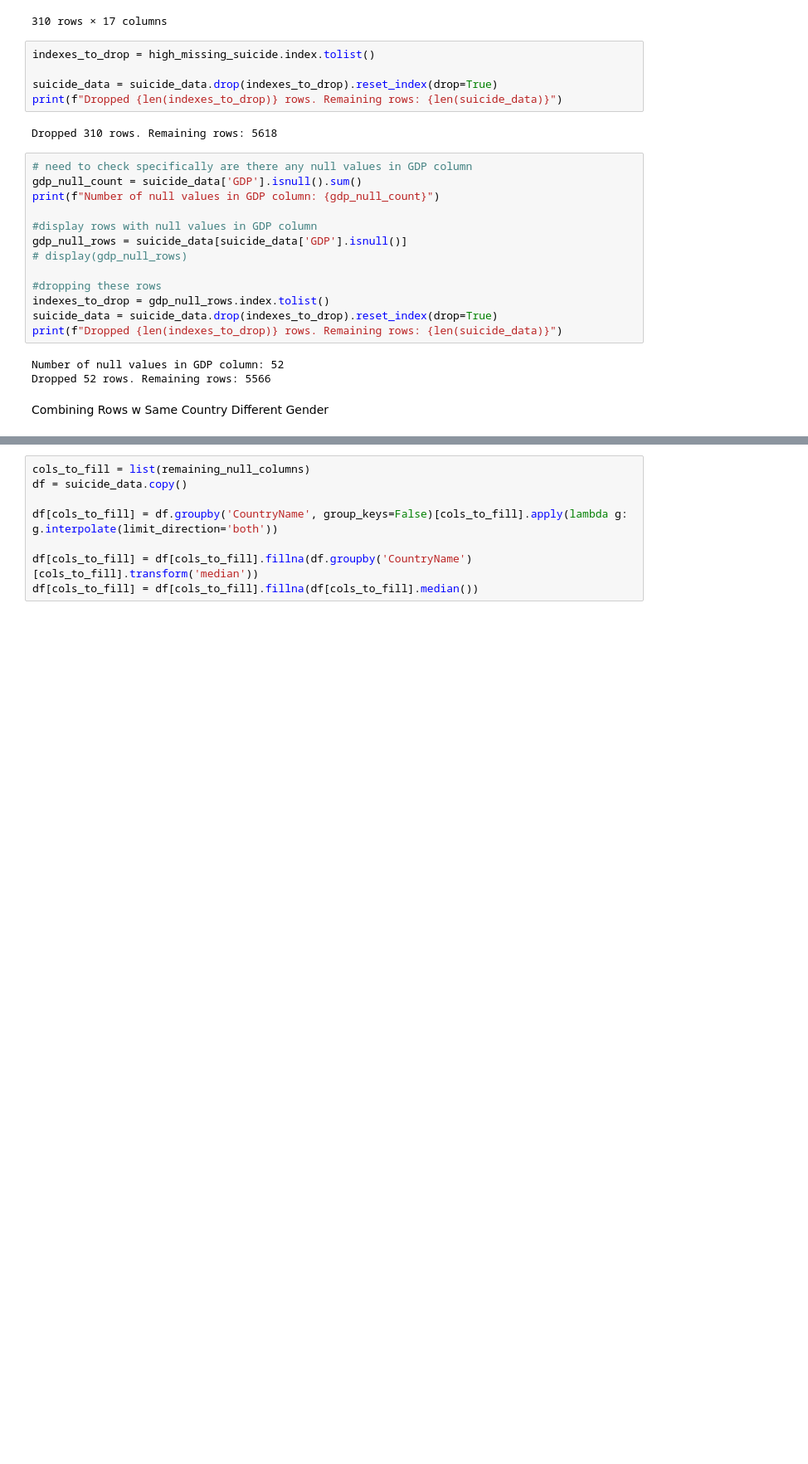
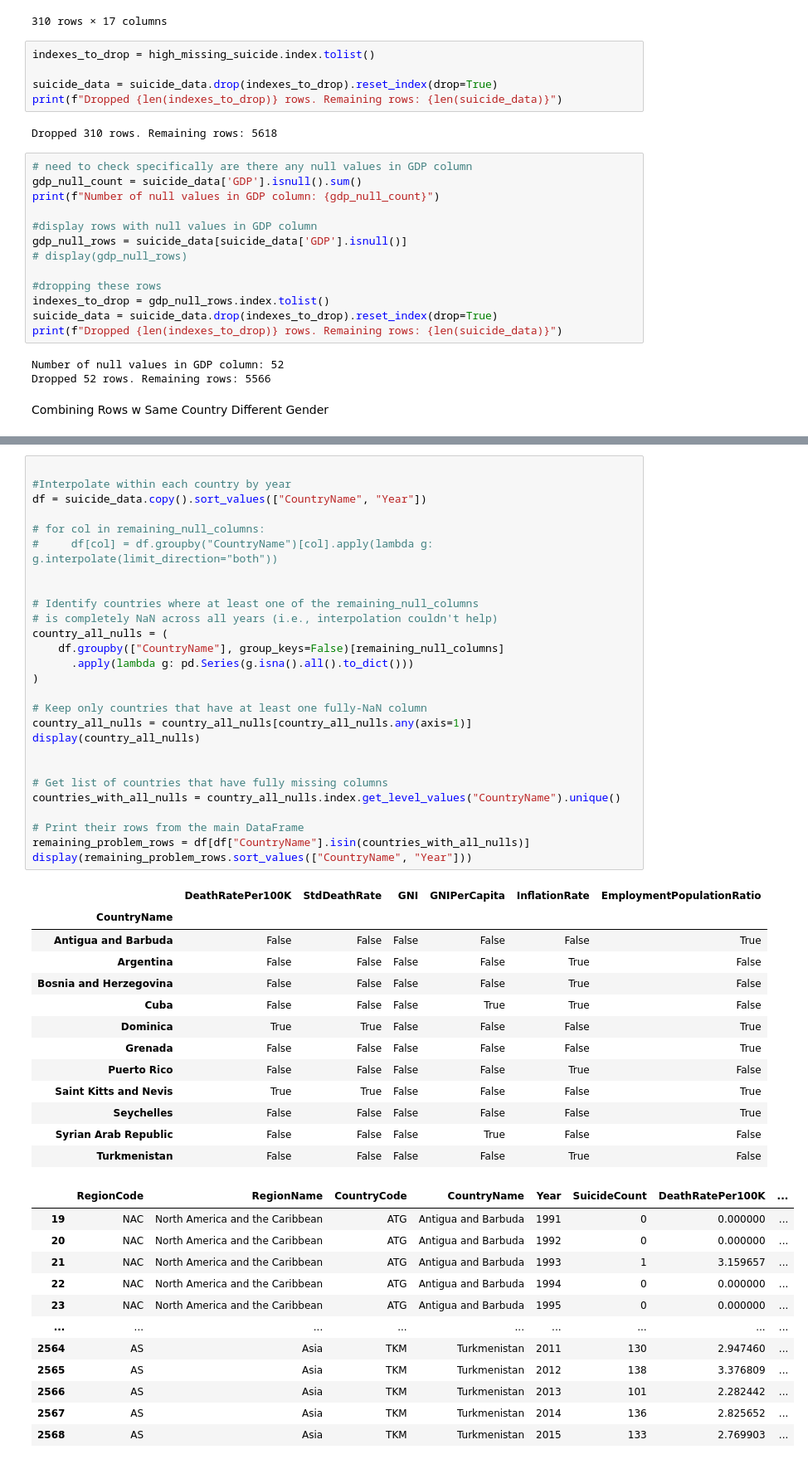
Before and after one commit to HafsahNasir/DataScienceProject, a Jupyter notebook: project.ipynb, the cells around one changed output, grey strips where cells are left out. Shown at 83% size. Saved outputs shown, nothing was run; the diff lists cells and outputs as text; blank space fills up the shorter version.

```diff
--- a/project.ipynb
+++ b/project.ipynb
@@ -294,10 +306,55 @@ Total remaining null values in the dataset: 1394
  'InflationRate',
  'EmploymentPopulationRatio']
 # %%
-cols_to_fill = list(remaining_null_columns)
-df = suicide_data.copy()
 
-df[cols_to_fill] = df.groupby('CountryName', group_keys=False)[cols_to_fill].apply(lambda g: g.interpolate(limit_direction='both'))
+#Interpolate within each country by year
+df = suicide_data.copy().sort_values(["CountryName", "Year"])
 
-df[cols_to_fill] = df[cols_to_fill].fillna(df.groupby('CountryName')[cols_to_fill].transform('median'))
-df[cols_to_fill] = df[cols_to_fill].fillna(df[cols_to_fill].median())
+# for col in remaining_null_columns:
+#     df[col] = df.groupby("CountryName")[col].apply(lambda g: g.interpolate(limit_direction="both"))
+
+
+# Identify countries where at least one of the remaining_null_columns
+# is completely NaN across all years (i.e., interpolation couldn't help)
+country_all_nulls = (
+    df.groupby(["CountryName"], group_keys=False)[remaining_null_columns]
+      .apply(lambda g: pd.Series(g.isna().all().to_dict()))
+)
+
+# Keep only countries that have at least one fully-NaN column
+country_all_nulls = country_all_nulls[country_all_nulls.any(axis=1)]
+display(country_all_nulls)
+
+
+# Get list of countries that have fully missing columns
+countries_with_all_nulls = country_all_nulls.index.get_level_values("CountryName").unique()
+
+# Print their rows from the main DataFrame
+remaining_problem_rows = df[df["CountryName"].isin(countries_with_all_nulls)]
+display(remaining_problem_rows.sort_values(["CountryName", "Year"]))
+# %% [output]
+|  | DeathRatePer100K | StdDeathRate | GNI | GNIPerCapita | InflationRate | EmploymentPopulationRatio |
+| CountryName |  |  |  |  |  |  |
+| Antigua and Barbuda | False | False | False | False | False | True |
+| Argentina | False | False | False | False | True | False |
+| Bosnia and Herzegovina | False | False | False | False | True | False |
+| Cuba | False | False | False | True | True | False |
+| Dominica | True | True | False | False | False | True |
+| Grenada | False | False | False | False | False | True |
+| Puerto Rico | False | False | False | False | True | False |
+| Saint Kitts and Nevis | True | True | False | False | False | True |
+| Seychelles | False | False | False | False | False | True |
+| Syrian Arab Republic | False | False | False | True | False | False |
+| Turkmenistan | False | False | False | False | True | False |
+|  | RegionCode | RegionName | CountryCode | CountryName | Year | SuicideCount | DeathRatePer100K | ... |
+| 19 | NAC | North America and the Caribbean | ATG | Antigua and Barbuda | 1991 | 0 | 0.000000 | ... |
+| 20 | NAC | North America and the Caribbean | ATG | Antigua and Barbuda | 1992 | 0 | 0.000000 | ... |
+| 21 | NAC | North America and the Caribbean | ATG | Antigua and Barbuda | 1993 | 1 | 3.159657 | ... |
+| 22 | NAC | North America and the Caribbean | ATG | Antigua and Barbuda | 1994 | 0 | 0.000000 | ... |
+| 23 | NAC | North America and the Caribbean | ATG | Antigua and Barbuda | 1995 | 0 | 0.000000 | ... |
+| ... | ... | ... | ... | ... | ... | ... | ... | ... |
+| 2564 | AS | Asia | TKM | Turkmenistan | 2011 | 130 | 2.947460 | ... |
+| 2565 | AS | Asia | TKM | Turkmenistan | 2012 | 138 | 3.376809 | ... |
+| 2566 | AS | Asia | TKM | Turkmenistan | 2013 | 101 | 2.282442 | ... |
+| 2567 | AS | Asia | TKM | Turkmenistan | 2014 | 136 | 2.825652 | ... |
+| 2568 | AS | Asia | TKM | Turkmenistan | 2015 | 133 | 2.769903 | ... |
```
Also changed, not shown: parts of 3 cells of this notebook.
